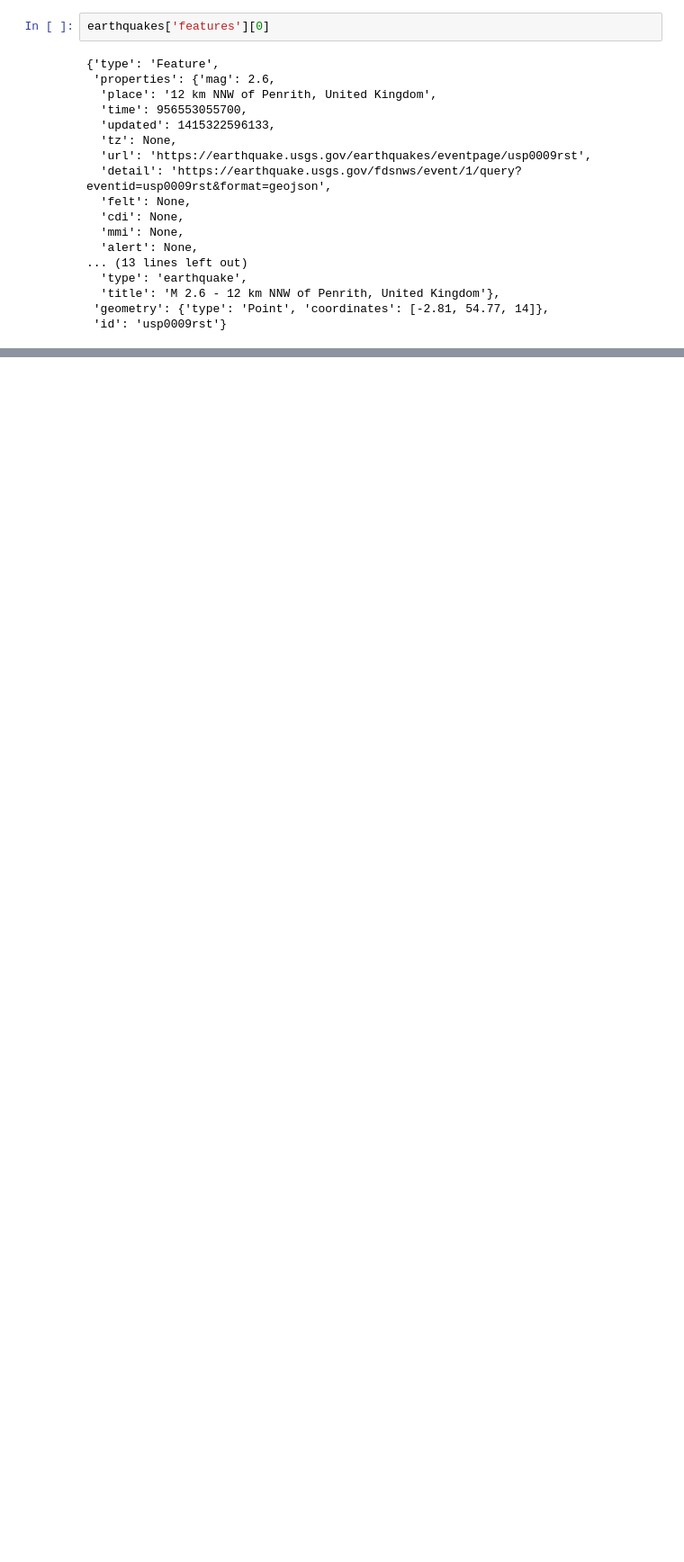
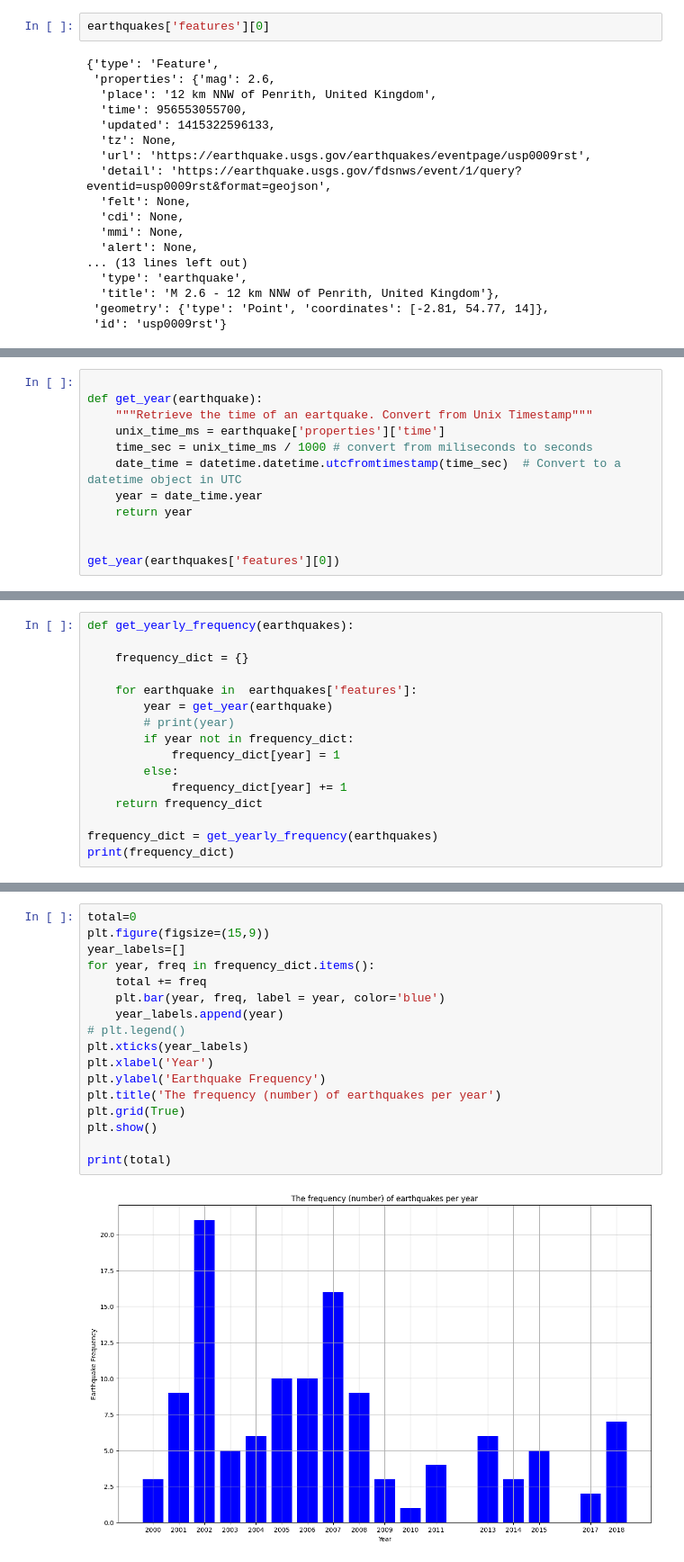
Before and after one commit to UCL-COMP0233-24-25/earthquakes, a Jupyter notebook: earthquakes.ipynb, the cells around one changed output, grey strips where cells are left out. Shown: that part at 90% size. Saved outputs shown, nothing was run; the diff lists cells and outputs as text; blank space fills up the shorter version.

```diff
--- a/earthquakes.ipynb
+++ b/earthquakes.ipynb
@@ -64,0 +58,12 @@ def get_time(earthquake):
+# %%
+
+def get_year(earthquake):
+    """Retrieve the time of an eartquake. Convert from Unix Timestamp"""
+    unix_time_ms = earthquake['properties']['time']
+    time_sec = unix_time_ms / 1000 # convert from miliseconds to seconds
+    date_time = datetime.datetime.utcfromtimestamp(time_sec)  # Convert to a datetime object in UTC
+    year = date_time.year
+    return year
+
+
+get_year(earthquakes['features'][0])
@@ -64,0 +72,16 @@ def get_time(earthquake):
+# %%
+def get_yearly_frequency(earthquakes):
+
+    frequency_dict = {}
+
+    for earthquake in  earthquakes['features']:
+        year = get_year(earthquake)
+        # print(year)
+        if year not in frequency_dict:
+            frequency_dict[year] = 1
+        else:
+            frequency_dict[year] += 1
+    return frequency_dict
+
+frequency_dict = get_yearly_frequency(earthquakes)
+print(frequency_dict)
@@ -64,0 +90,19 @@ def get_time(earthquake):
+# %%
+total=0
+plt.figure(figsize=(15,9))
+year_labels=[]
+for year, freq in frequency_dict.items():
+    total += freq
+    plt.bar(year, freq, label = year, color='blue')
+    year_labels.append(year)
+# plt.legend()
+plt.xticks(year_labels)
+plt.xlabel('Year')
+plt.ylabel('Earthquake Frequency')
+plt.title('The frequency (number) of earthquakes per year')
+plt.grid(True)
+plt.show()
+
+print(total)
+# %% [output]
+[figure, added]
```
Also changed, not shown: parts of 9 cells of this notebook.
